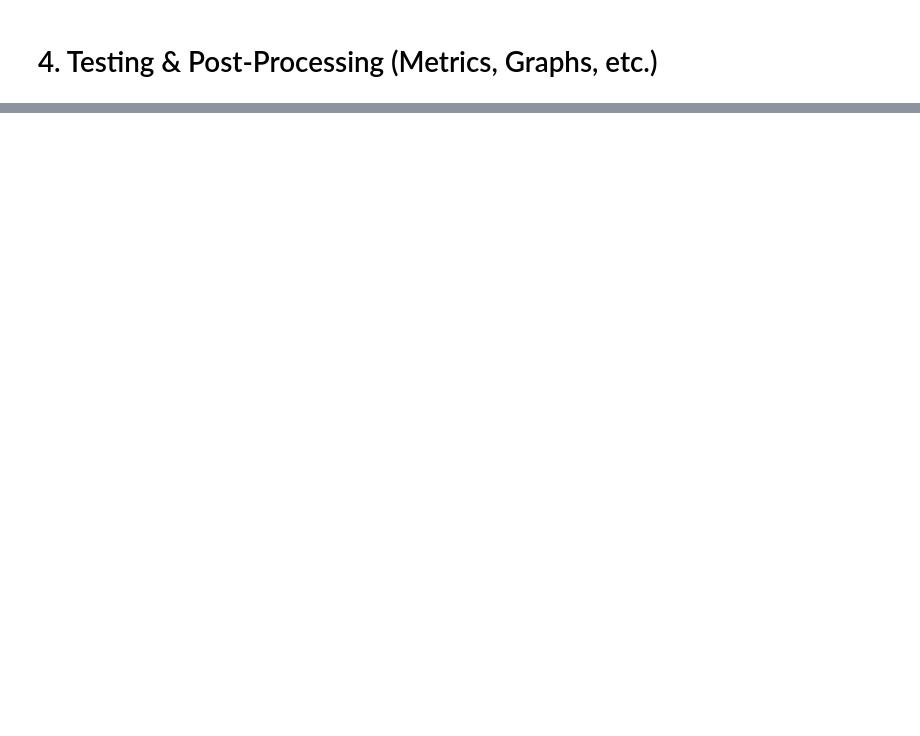
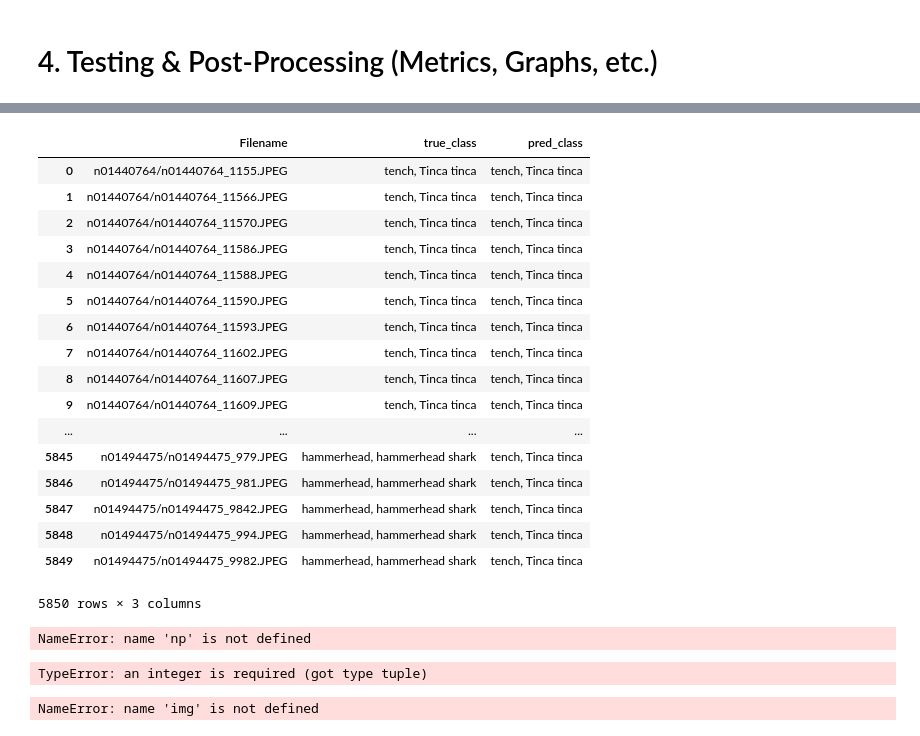
Before and after one commit to alswilli/Object-Classificaton-and-Localization-on-ImageNet, a Jupyter notebook: pipeline.ipynb, the cells around one changed output, grey strips where cells are left out. Cells and saved outputs as stored; diff of their text form; code cells hidden in the pictures; blank space fills up the shorter version.

```diff
--- a/pipeline.ipynb
+++ b/pipeline.ipynb
@@ -159,0 +251,47 @@ plt.show()
+# %%
+train_results
+# %% [output]
+|  | Filename | true_class | pred_class |
+| 0 | n01440764/n01440764_1155.JPEG | tench, Tinca tinca | tench, Tinca tinca |
+| 1 | n01440764/n01440764_11566.JPEG | tench, Tinca tinca | tench, Tinca tinca |
+| 2 | n01440764/n01440764_11570.JPEG | tench, Tinca tinca | tench, Tinca tinca |
+| 3 | n01440764/n01440764_11586.JPEG | tench, Tinca tinca | tench, Tinca tinca |
+| 4 | n01440764/n01440764_11588.JPEG | tench, Tinca tinca | tench, Tinca tinca |
+| 5 | n01440764/n01440764_11590.JPEG | tench, Tinca tinca | tench, Tinca tinca |
+| 6 | n01440764/n01440764_11593.JPEG | tench, Tinca tinca | tench, Tinca tinca |
+| 7 | n01440764/n01440764_11602.JPEG | tench, Tinca tinca | tench, Tinca tinca |
+| 8 | n01440764/n01440764_11607.JPEG | tench, Tinca tinca | tench, Tinca tinca |
+| 9 | n01440764/n01440764_11609.JPEG | tench, Tinca tinca | tench, Tinca tinca |
+| ... | ... | ... | ... |
+| 5845 | n01494475/n01494475_979.JPEG | hammerhead, hammerhead shark | tench, Tinca tinca |
+| 5846 | n01494475/n01494475_981.JPEG | hammerhead, hammerhead shark | tench, Tinca tinca |
+| 5847 | n01494475/n01494475_9842.JPEG | hammerhead, hammerhead shark | tench, Tinca tinca |
+| 5848 | n01494475/n01494475_994.JPEG | hammerhead, hammerhead shark | tench, Tinca tinca |
+| 5849 | n01494475/n01494475_9982.JPEG | hammerhead, hammerhead shark | tench, Tinca tinca |
+5850 rows × 3 columns
+# %%
+def getImageFromFile(filename):
+    img = load_img(filename, target_size=(img_width, img_height))
+    x = img_to_array(img)
+    return x
+
+idx = np.random.randint(0, 649)
+img = getImageFromFile(os.path.join(trainPath, val_results['filename'][idx]))
+print('label: ' + val_results['true_class'][idx])
+plt.imshow(img/255.)
+# %% [output]
+NameError: name 'np' is not defined
+# %%
+import cv2
+
+cv2.rectangle(img, (0.2, 0.2), (0.5, 0.5), (255,0,0), 2)
+cv2.imshow("lalala", img)
+# %% [output]
+TypeError: an integer is required (got type tuple)
+# %%
+import cv2
+# cv2.imwrite('color_img.jpg', img/255.)
+cv2.imshow("image", img/255.);
+# cv2.waitKey();
+# %% [output]
+NameError: name 'img' is not defined
```
Also changed, not shown: parts of 12 cells of this notebook.
